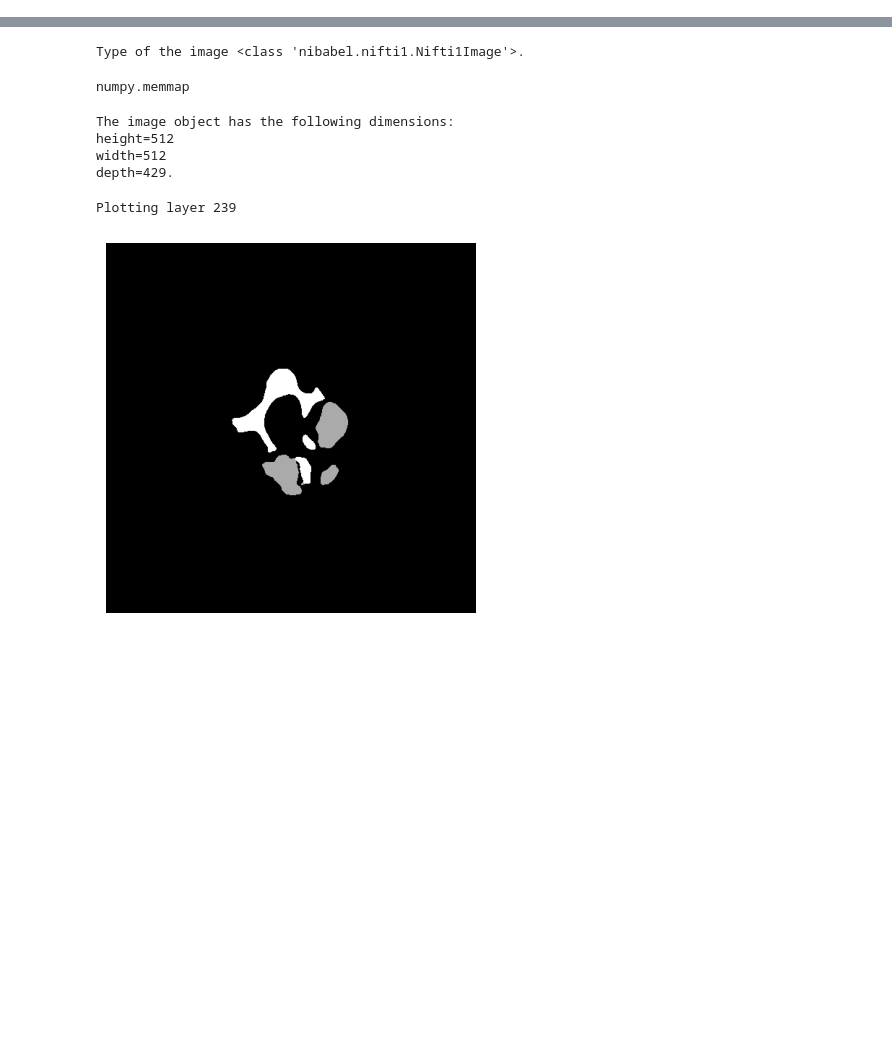
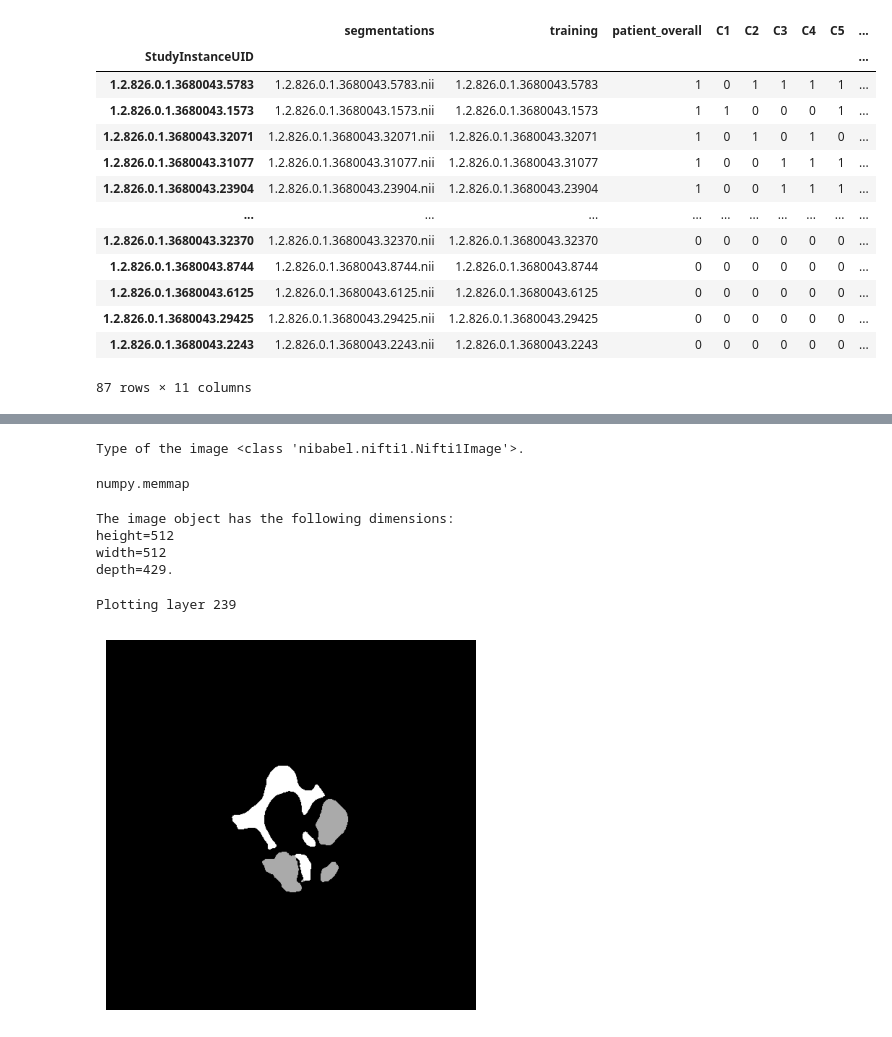
Before and after one commit to hatzav-ox/rsna-cervical-spine_poetry, a Jupyter notebook: notebooks/playground.ipynb, the cells around one changed output, grey strips where cells are left out. Drawn from its saved outputs; the diff is of its cells as text; code cells hidden in the pictures; blank space fills up the shorter version.

```diff
--- a/notebooks/playground.ipynb
+++ b/notebooks/playground.ipynb
@@ -5,0 +51,19 @@ import matplotlib.pyplot as plt
+# %%
+df["fractured_count"] = df["C1"] + df["C2"] + df["C3"] + df["C4"] + df["C5"] + df["C6"] + df["C7"]
+
+df[df["segmentations"].notna()].sort_values(by="fractured_count", ascending=False)
+# %% [output]
+|  | segmentations | training | patient_overall | C1 | C2 | C3 | C4 | C5 | ... |
+| StudyInstanceUID |  |  |  |  |  |  |  |  | ... |
+| 1.2.826.0.1.3680043.5783 | 1.2.826.0.1.3680043.5783.nii | 1.2.826.0.1.3680043.5783 | 1 | 0 | 1 | 1 | 1 | 1 | ... |
+| 1.2.826.0.1.3680043.1573 | 1.2.826.0.1.3680043.1573.nii | 1.2.826.0.1.3680043.1573 | 1 | 1 | 0 | 0 | 0 | 1 | ... |
+| 1.2.826.0.1.3680043.32071 | 1.2.826.0.1.3680043.32071.nii | 1.2.826.0.1.3680043.32071 | 1 | 0 | 1 | 0 | 1 | 0 | ... |
+| 1.2.826.0.1.3680043.31077 | 1.2.826.0.1.3680043.31077.nii | 1.2.826.0.1.3680043.31077 | 1 | 0 | 0 | 1 | 1 | 1 | ... |
+| 1.2.826.0.1.3680043.23904 | 1.2.826.0.1.3680043.23904.nii | 1.2.826.0.1.3680043.23904 | 1 | 0 | 0 | 1 | 1 | 1 | ... |
+| ... | ... | ... | ... | ... | ... | ... | ... | ... | ... |
+| 1.2.826.0.1.3680043.32370 | 1.2.826.0.1.3680043.32370.nii | 1.2.826.0.1.3680043.32370 | 0 | 0 | 0 | 0 | 0 | 0 | ... |
+| 1.2.826.0.1.3680043.8744 | 1.2.826.0.1.3680043.8744.nii | 1.2.826.0.1.3680043.8744 | 0 | 0 | 0 | 0 | 0 | 0 | ... |
+| 1.2.826.0.1.3680043.6125 | 1.2.826.0.1.3680043.6125.nii | 1.2.826.0.1.3680043.6125 | 0 | 0 | 0 | 0 | 0 | 0 | ... |
+| 1.2.826.0.1.3680043.29425 | 1.2.826.0.1.3680043.29425.nii | 1.2.826.0.1.3680043.29425 | 0 | 0 | 0 | 0 | 0 | 0 | ... |
+| 1.2.826.0.1.3680043.2243 | 1.2.826.0.1.3680043.2243.nii | 1.2.826.0.1.3680043.2243 | 0 | 0 | 0 | 0 | 0 | 0 | ... |
+87 rows × 11 columns
```
Also changed, not shown: parts of 3 cells of this notebook, 7 other files.
